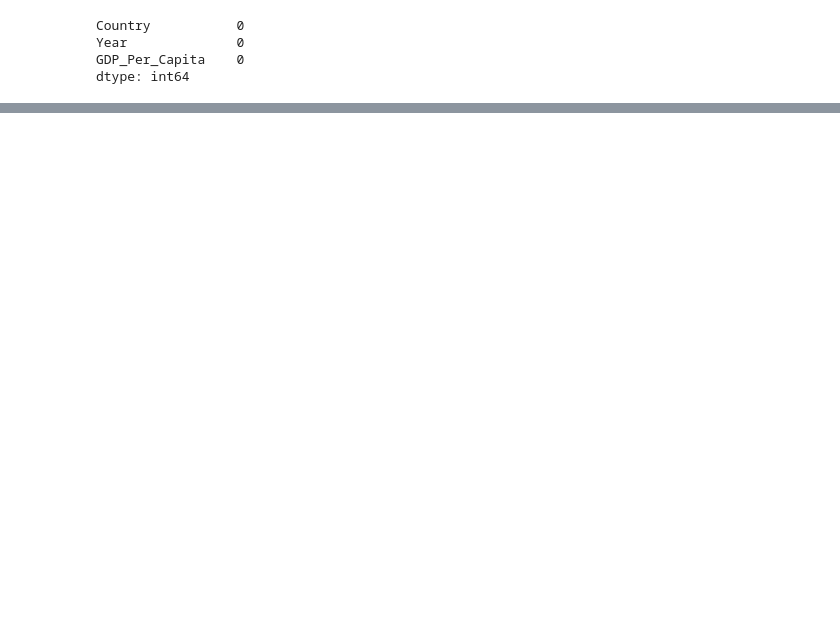
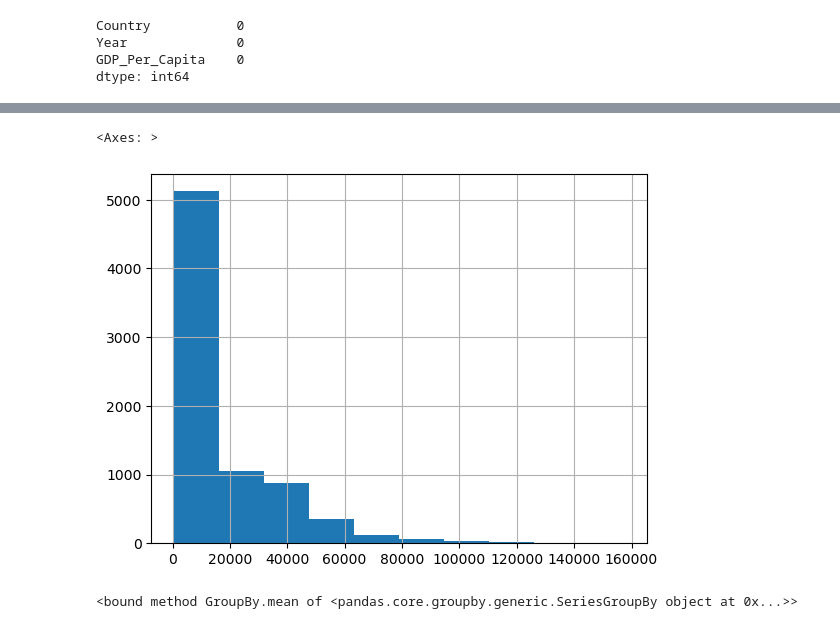
Before and after one commit to NSS-Data-Analytics-Cohort-12/un-python-ryanhartman247, a Jupyter notebook: notebooks/un_data_notebook.ipynb, the cells around one changed output, grey strips where cells are left out. Saved outputs shown, nothing was run; the diff lists cells and outputs as text; code cells hidden in the pictures; blank space fills up the shorter version.

```diff
--- a/notebooks/un_data_notebook.ipynb
+++ b/notebooks/un_data_notebook.ipynb
@@ -85,0 +240,9 @@ dtype: int64
+# %%
+gdp_df.GDP_Per_Capita.hist()
+# %% [output]
+<Axes: >
+[figure, added]
+# %%
+gdp_df.groupby('Year')['Year'].mean
+# %% [output]
+<bound method GroupBy.mean of <pandas.core.groupby.generic.SeriesGroupBy object at 0x...>>
```
Also changed, not shown: parts of 23 cells of this notebook.
